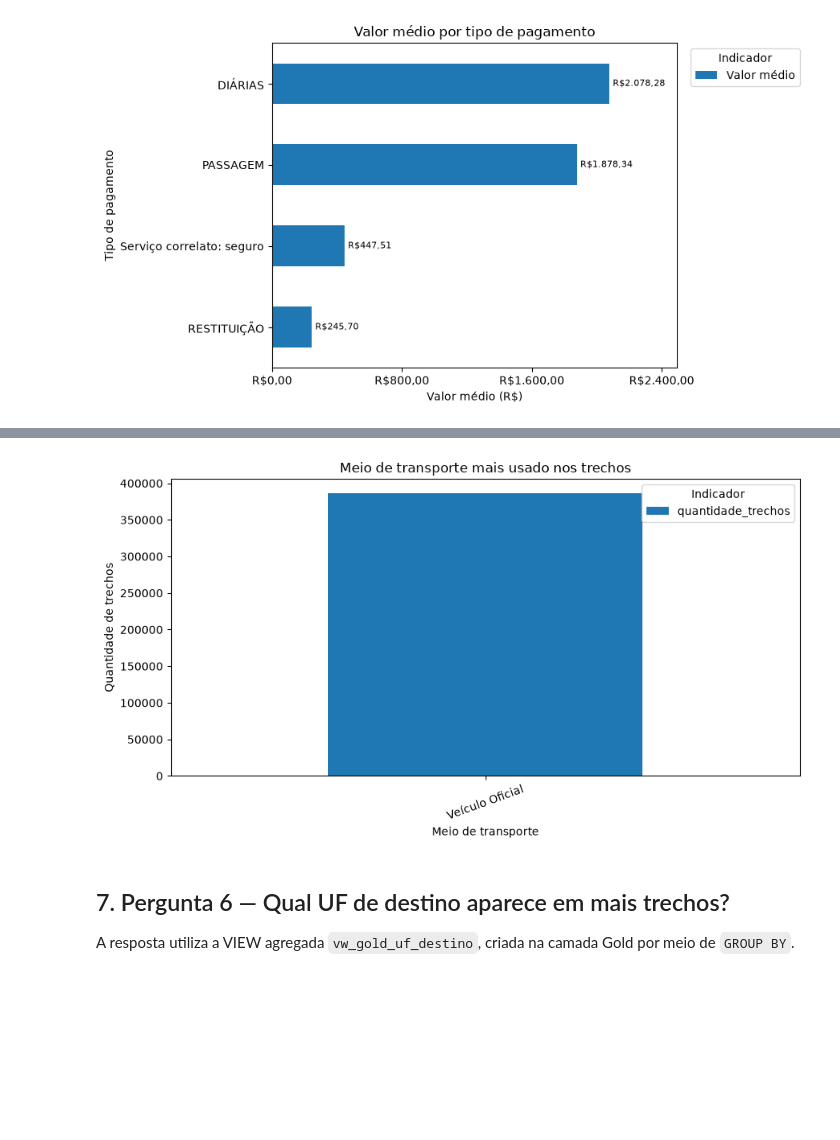
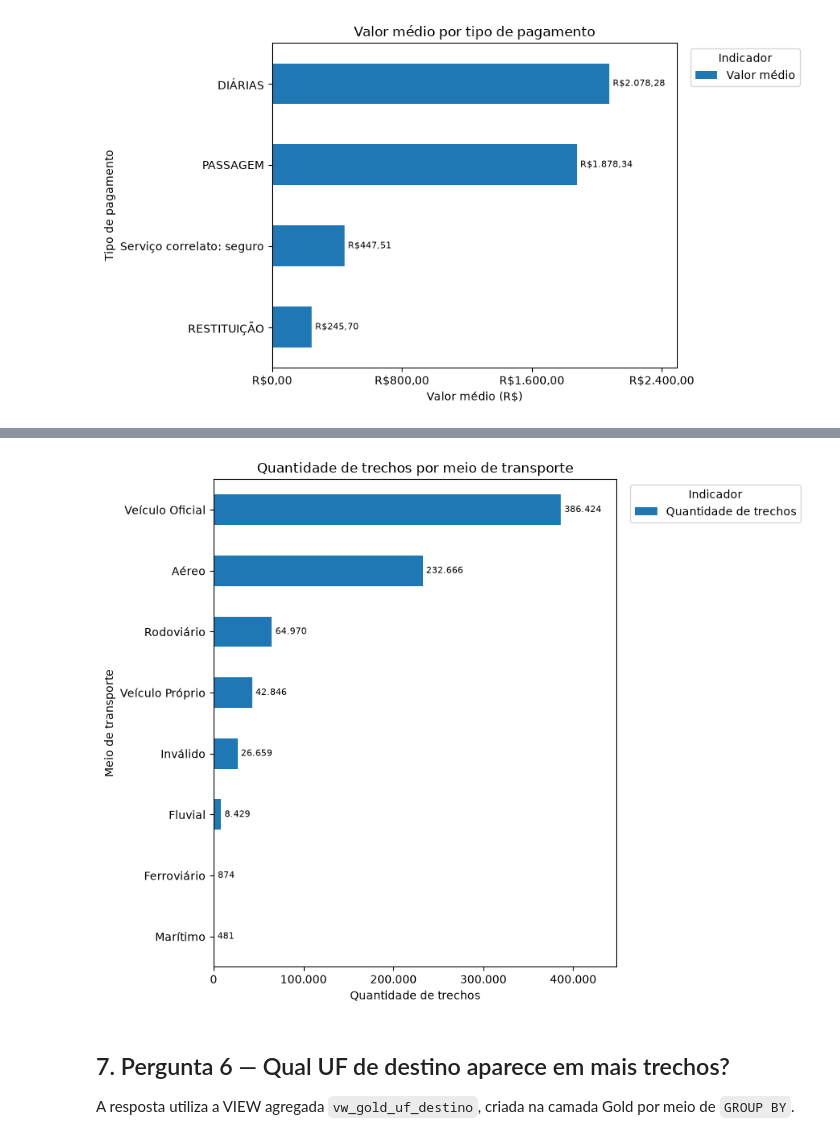
Before and after one commit to jdbmartins/projeto-analise-dados-python-postgresql, a Jupyter notebook: 3_analise.ipynb, the cells around one changed output, grey strips where cells are left out. Cells and saved outputs as stored; diff of their text form; code cells hidden in the pictures; blank space fills up the shorter version.

Commit message:
Exibe todos os meios de transporte no gráfico

```diff
--- a/3_analise.ipynb
+++ b/3_analise.ipynb
@@ -344,14 +350,30 @@ df_q5
 # %%
-ax = df_q5.plot.bar(x="meio_transporte", y="quantidade_trechos", legend=True, figsize=(9, 5))
-ax.set_title("Meio de transporte mais usado nos trechos")
-ax.legend(title="Indicador")
-ax.set_xlabel("Meio de transporte")
-ax.set_ylabel("Quantidade de trechos")
-plt.xticks(rotation=20)
-plt.tight_layout()
+ax = df_q5.plot.barh(
+    x="meio_transporte",
+    y="quantidade_trechos",
+    label="Quantidade de trechos",
+    figsize=(11, 7),
+)
+ax.invert_yaxis()
+ax.set_title("Quantidade de trechos por meio de transporte")
+ax.legend(title="Indicador", loc="upper left", bbox_to_anchor=(1.02, 1))
+ax.set_xlabel("Quantidade de trechos")
+ax.set_ylabel("Meio de transporte")
+ax.xaxis.set_major_formatter(
+    FuncFormatter(lambda valor, _: f"{valor:,.0f}".replace(",", "."))
+)
+ax.xaxis.set_major_locator(MaxNLocator(nbins=5))
+ax.margins(x=0.16)
+ax.bar_label(
+    ax.containers[0],
+    labels=[f"{int(valor):,}".replace(",", ".") for valor in df_q5["quantidade_trechos"]],
+    padding=3,
+    fontsize=8,
+)
+plt.tight_layout(rect=(0, 0, 0.82, 1))
 plt.show()
 # %% [output]
-[figure, old version]
+[figure, new version]
 # %% [markdown]
 ## 7. Pergunta 6 — Qual UF de destino aparece em mais trechos?
 
```
Also changed, not shown: parts of 2 cells of this notebook.
